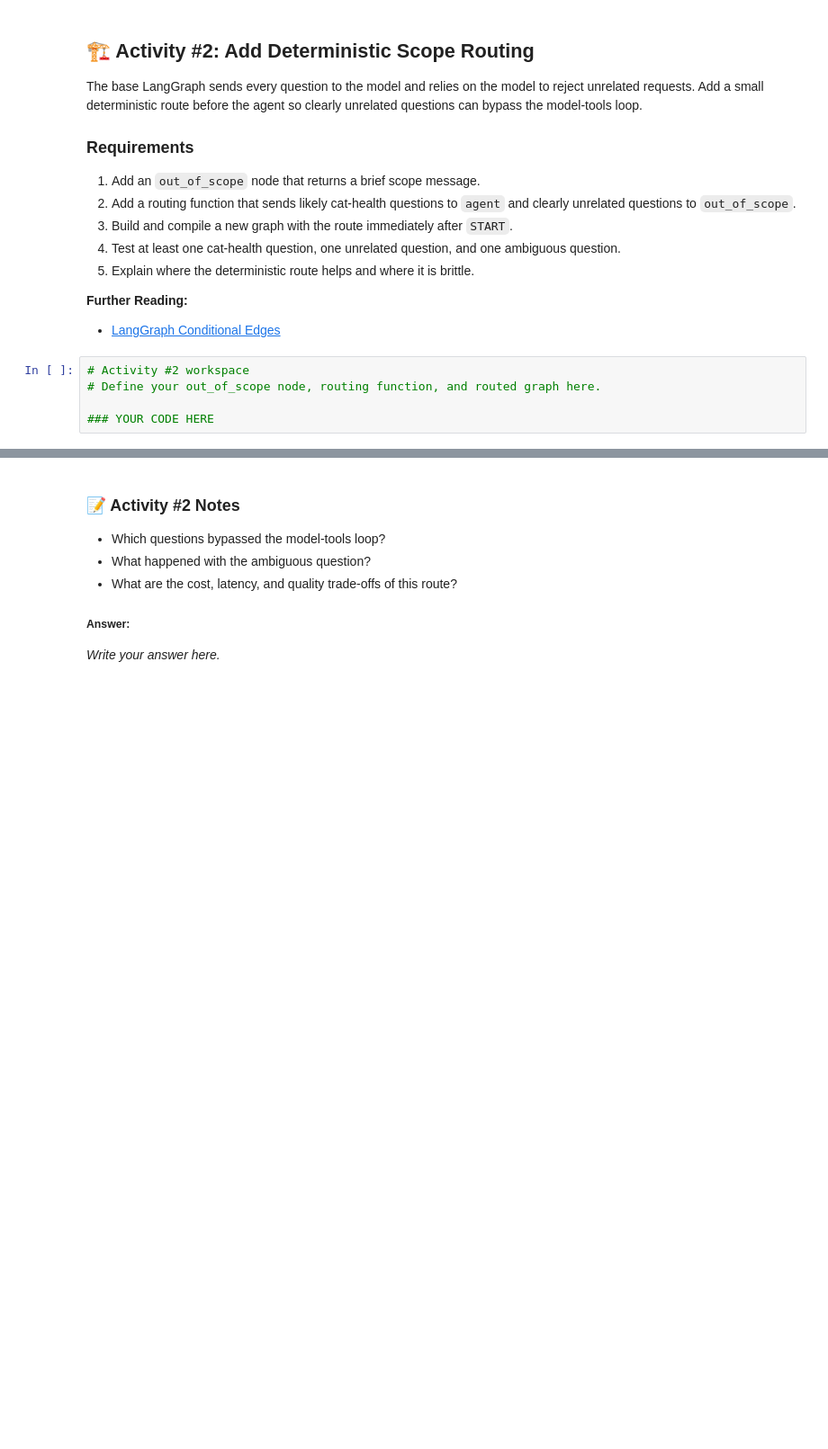
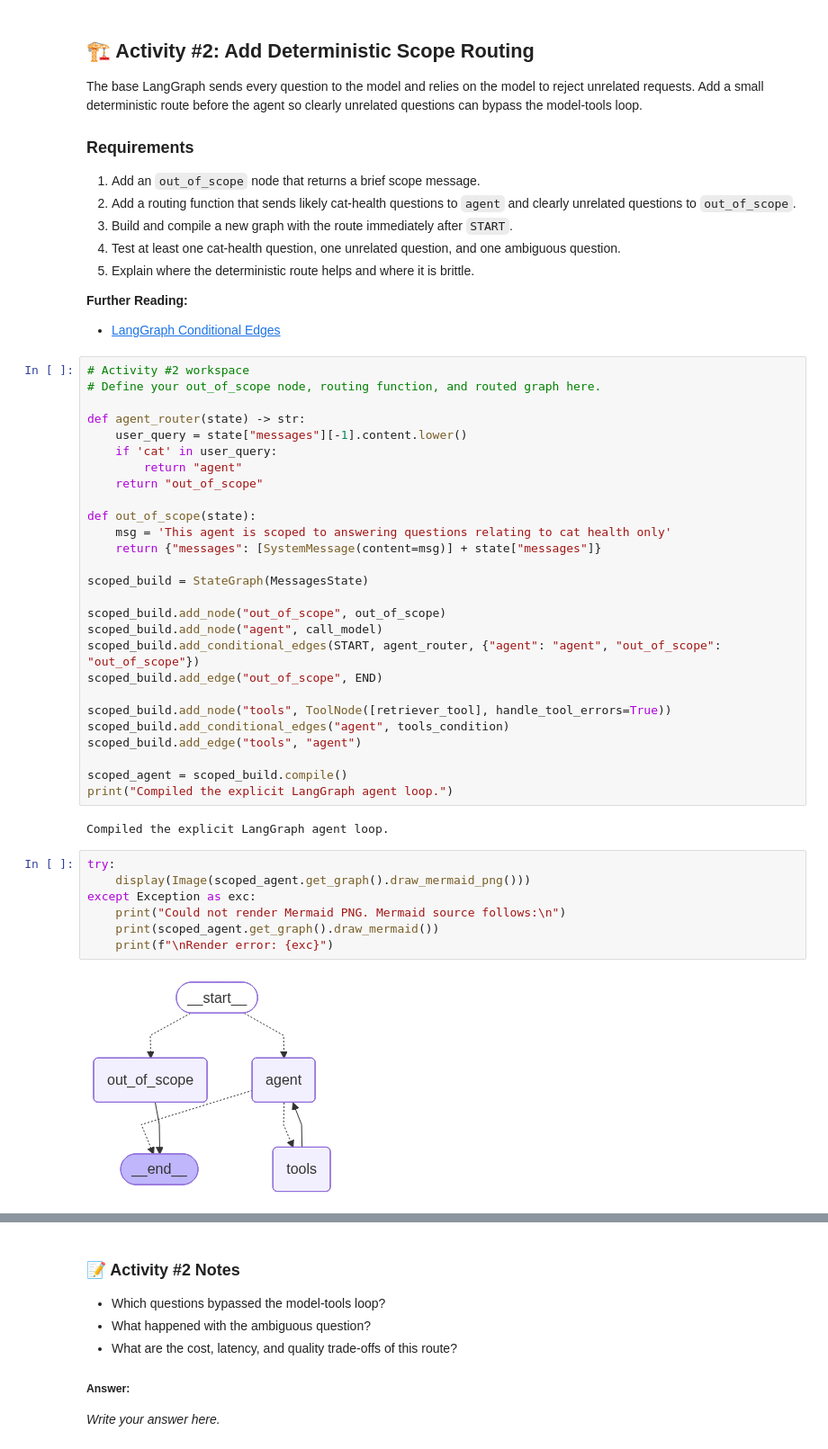
Before and after one commit to theturpinator/AI-Engineer-Certification, a Jupyter notebook: 02_Agentic_RAG_LangGraph_LangChain/01_Cat_Health_Agentic_RAG_LangGraph_LangChain.ipynb, the cells around one changed output, grey strips where cells are left out. Shown at 90% size. Saved outputs shown, nothing was run; the diff lists cells and outputs as text; blank space fills up the shorter version.

Commit message:
added answers and activity code

```diff
--- a/02_Agentic_RAG_LangGraph_LangChain/01_Cat_Health_Agentic_RAG_LangGraph_LangChain.ipynb
+++ b/02_Agentic_RAG_LangGraph_LangChain/01_Cat_Health_Agentic_RAG_LangGraph_LangChain.ipynb
@@ -656,4 +684,37 @@ The base LangGraph sends every question to the model and relies on the model to
 # Activity #2 workspace
 # Define your out_of_scope node, routing function, and routed graph here.
 
-### YOUR CODE HERE
+def agent_router(state) -> str:
+    user_query = state["messages"][-1].content.lower()
+    if 'cat' in user_query:
+        return "agent"
+    return "out_of_scope"
+
+def out_of_scope(state):
+    msg = 'This agent is scoped to answering questions relating to cat health only'
+    return {"messages": [SystemMessage(content=msg)] + state["messages"]}
+
+scoped_build = StateGraph(MessagesState)
+
+scoped_build.add_node("out_of_scope", out_of_scope)
+scoped_build.add_node("agent", call_model)
+scoped_build.add_conditional_edges(START, agent_router, {"agent": "agent", "out_of_scope": "out_of_scope"})
+scoped_build.add_edge("out_of_scope", END)
+
+scoped_build.add_node("tools", ToolNode([retriever_tool], handle_tool_errors=True))
+scoped_build.add_conditional_edges("agent", tools_condition)
+scoped_build.add_edge("tools", "agent")
+
+scoped_agent = scoped_build.compile()
+print("Compiled the explicit LangGraph agent loop.")
+# %% [output]
+Compiled the explicit LangGraph agent loop.
+# %%
+try:
+    display(Image(scoped_agent.get_graph().draw_mermaid_png()))
+except Exception as exc:
+    print("Could not render Mermaid PNG. Mermaid source follows:\n")
+    print(scoped_agent.get_graph().draw_mermaid())
+    print(f"\nRender error: {exc}")
+# %% [output]
+[figure, added]
```
Also changed, not shown: parts of 15 cells of this notebook.
